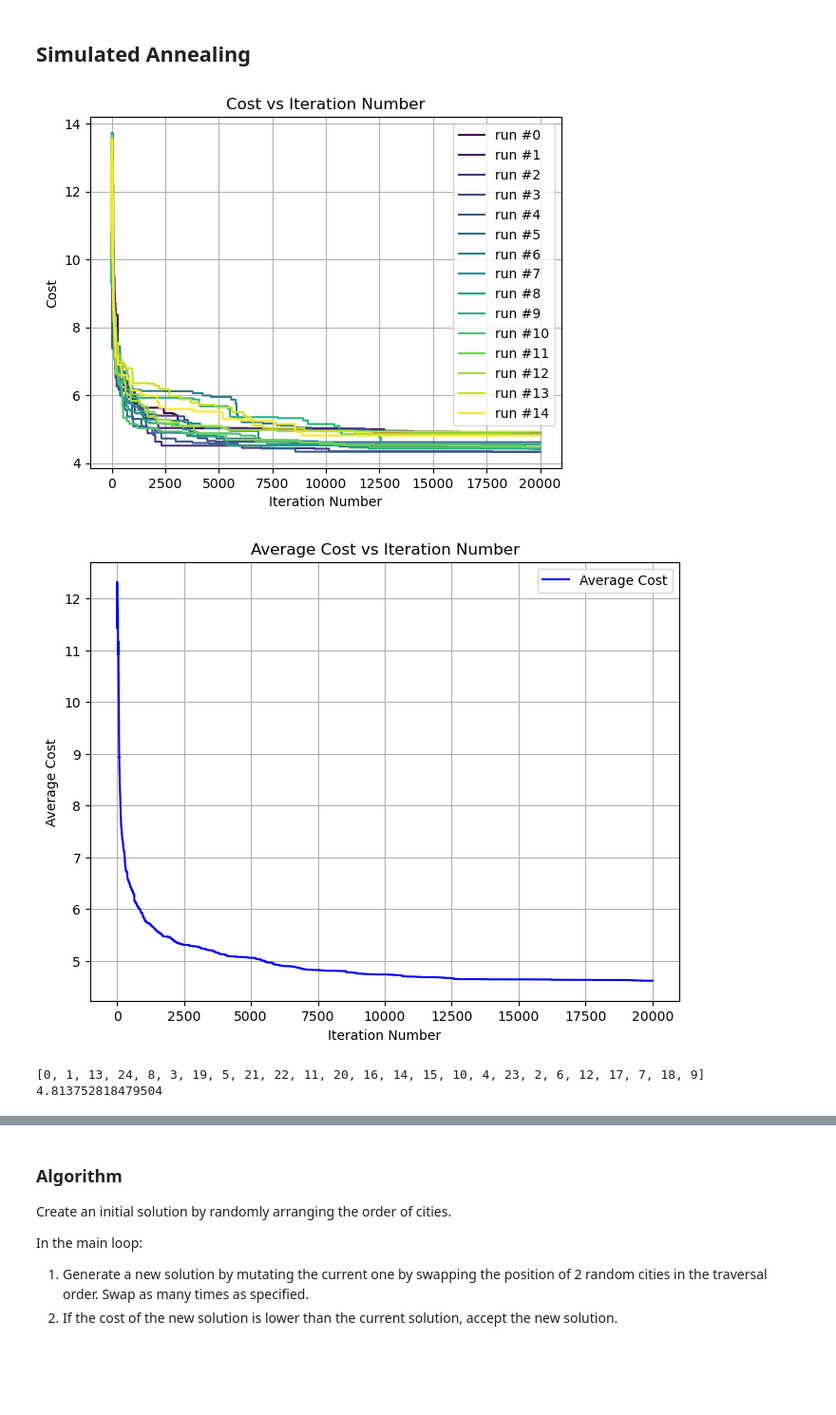
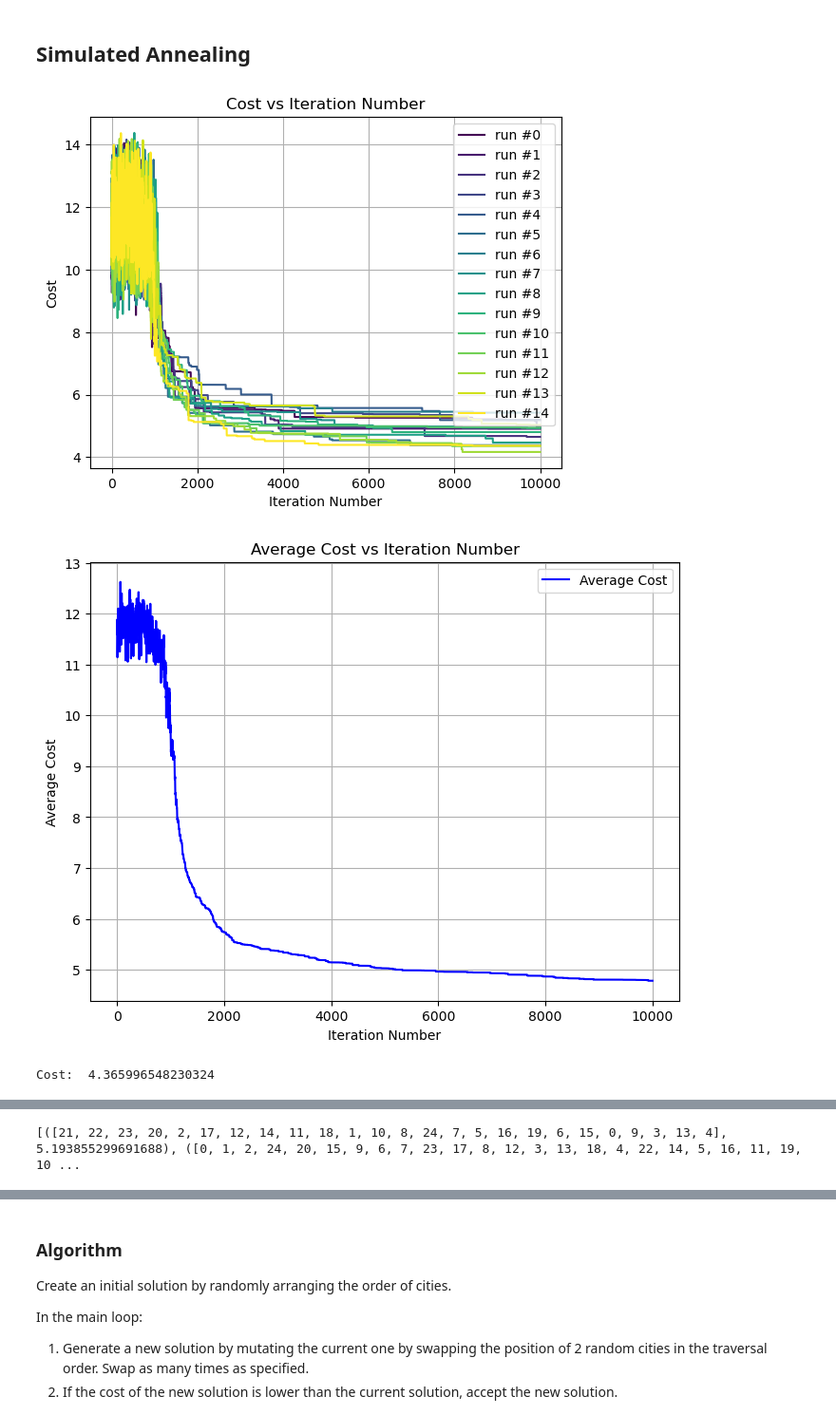
Before and after one commit to raghavthakar/SoSeAl, a Jupyter notebook: experiments.ipynb, the cells around one changed output, grey strips where cells are left out. Shown at 95% size. Cells and saved outputs as stored; diff of their text form; code cells hidden in the pictures; blank space fills up the shorter version.

Commit message:
plot the final tour measure the stats

```diff
--- a/experiments.ipynb
+++ b/experiments.ipynb
@@ -13,13 +14,15 @@ NUM_RUNS = 15
 logged_data_list = []
 for i in range(NUM_RUNS):
     logged_data_list.append(simulatedAnnealing('/home/raghav/grad_school/quarter_1/ROB_537_Learning_Based_Constrol/SoSeAl/hw2.csv',
-                                                20000, 2, 10, 0.9))
+                                                10000, 2, 100, 0.99))
 # %%
 plotCostvsIterationLoggedDataList(logged_data_list, NUM_RUNS)
 plotAvgCostvsIterationLoggedDataList(logged_data_list, NUM_RUNS)
-print(logged_data_list[-1][-1][0],logged_data_list[-1][-1][2])
+runs_solutions_costs_list = [(logged_data[-1][0], logged_data[-1][2]) for logged_data in logged_data_list]
+computeStatMeasuresAndPlot(runs_solutions_costs_list)
 plotSolutionOnCities('/home/raghav/grad_school/quarter_1/ROB_537_Learning_Based_Constrol/SoSeAl/hw2.csv', logged_data_list[-1][-1][0])
+print(runs_solutions_costs_list)
 # %% [output]
-[figure, old version]
+[figure, new version]
-[figure, old version]
+[figure, new version]
-[0, 1, 13, 24, 8, 3, 19, 5, 21, 22, 11, 20, 16, 14, 15, 10, 4, 23, 2, 6, 12, 17, 7, 18, 9] 4.813752818479504
+Cost:  4.365996548230324
@@ -26,0 +30 @@ plotSolutionOnCities('/home/raghav/grad_school/quarter_1/ROB_537_Learning_Based_
+[([21, 22, 23, 20, 2, 17, 12, 14, 11, 18, 1, 10, 8, 24, 7, 5, 16, 19, 6, 15, 0, 9, 3, 13, 4], 5.193855299691688), ([0, 1, 2, 24, 20, 15, 9, 6, 7, 23, 17, 8, 12, 3, 13, 18, 4, 22, 14, 5, 16, 11, 19, 10 ...
```
Also changed, not shown: parts of 6 cells of this notebook, 2 other files.
